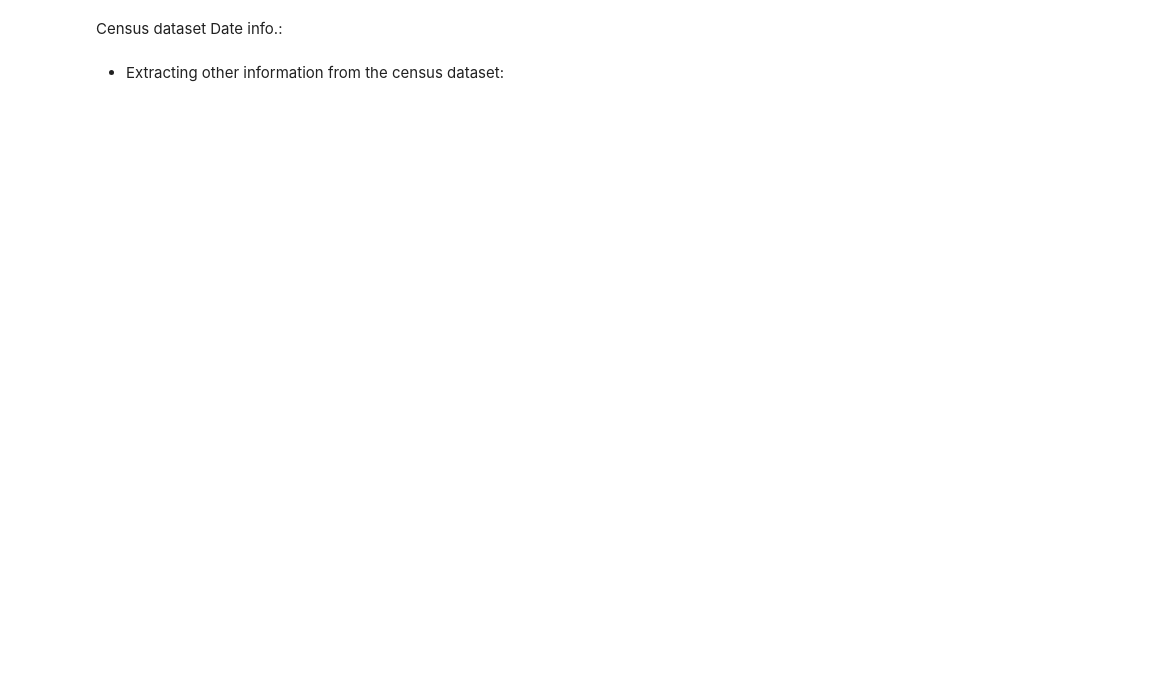
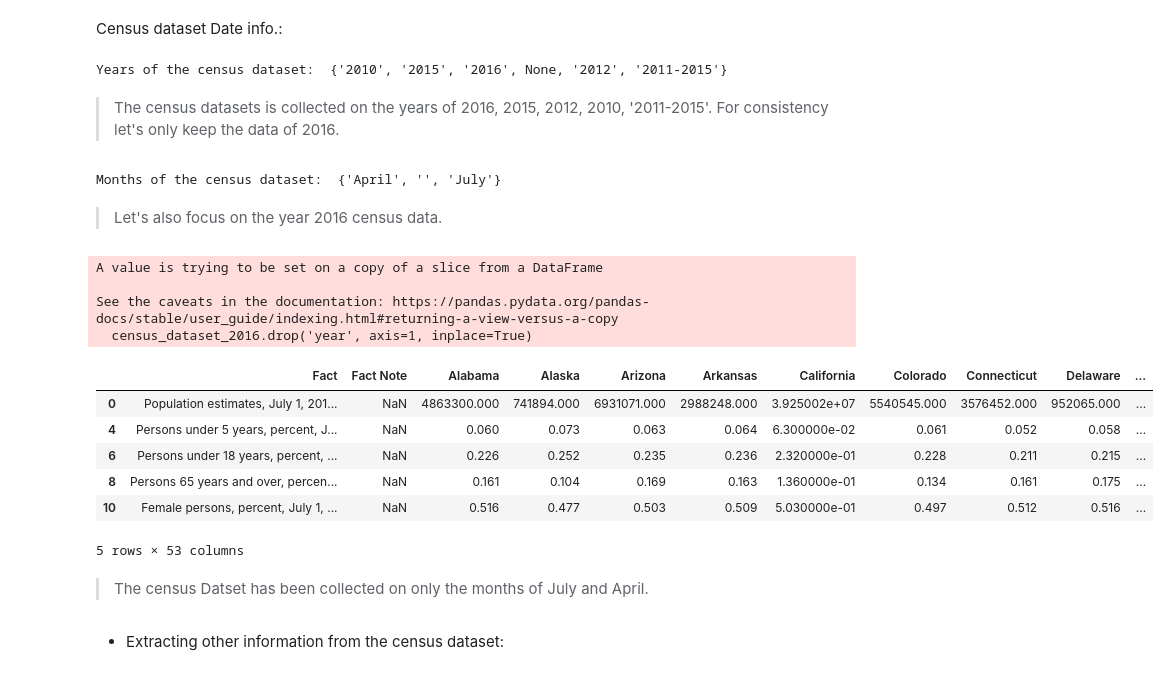
Before and after one commit to sondosaabed/NICS-firearm-background-checks-investigation, a Jupyter notebook: Investigatimg_Ncis_and_Census_data.ipynb, the cells around one changed output. Saved outputs shown, nothing was run; the diff lists cells and outputs as text; code cells hidden in the pictures; blank space fills up the shorter version.

```diff
--- a/Investigatimg_Ncis_and_Census_data.ipynb
+++ b/Investigatimg_Ncis_and_Census_data.ipynb
@@ -808,11 +824,56 @@ def extract_date_info(fact):
 # %%
 census_dataset_handle_date = census_dataset
 census_dataset_handle_date['year'], census_dataset_handle_date['month'] = zip(*census_dataset_handle_date['Fact'].apply(extract_date_info))
+# %%
+def process_year(year_list):
+    """
+    A function that handles the years column
+    Args:
+        year_list(list): the value of the row
+    Returns:
+        one values instead of a list
+    """
+    if len(year_list) == 1:
+        return str(year_list[0])
+    elif len(year_list) == 2:
+        return '2011-2015'
 # %%
-# census_years = set(census_dataset_handle_date['year'].sort_values())
-# print("Years of the census dataset: ", census_years)
-# census_months = set(census_dataset_handle_date['month'].sort_values())
-# print("Months of the census dataset: ", guns_months)
+census_dataset_handle_date['year'] = census_dataset_handle_date['year'].apply(process_year)
+census_years = set(census_dataset_handle_date['year'].sort_values())
+print("Years of the census dataset: ", census_years)
+# %% [output]
+Years of the census dataset:  {'2010', '2015', '2016', None, '2012', '2011-2015'}
+# %% [markdown]
+>The census datasets is collected on the years of 2016, 2015, 2012, 2010,  '2011-2015'. For consistency let's only keep the data of 2016.
+# %%
+## Taking the first values of the months list
+census_dataset_handle_date['month'] = census_dataset_handle_date['month'].apply(lambda x: x[0] if len(x) > 0 else '')
+# %%
+## Checking which months are on the datasets
+census_months = set(census_dataset_handle_date['month'].values)
+print("Months of the census dataset: ", census_months)
+# %% [output]
+Months of the census dataset:  {'April', '', 'July'}
+# %% [markdown]
+> Let's also focus on the year 2016 census data.
+# %%
+census_dataset_2016 = census_dataset_handle_date.loc[census_dataset_handle_date['year'] == '2016']
+census_dataset_2016.drop('year', axis=1, inplace=True)
+census_dataset_2016.head()
+# %% [output]
+A value is trying to be set on a copy of a slice from a DataFrame
+
+See the caveats in the documentation: https://pandas.pydata.org/pandas-docs/stable/user_guide/indexing.html#returning-a-view-versus-a-copy
+  census_dataset_2016.drop('year', axis=1, inplace=True)
+|  | Fact | Fact Note | Alabama | Alaska | Arizona | Arkansas | California | Colorado | Connecticut | Delaware | ... |
+| 0 | Population estimates, July 1, 201... | NaN | 4863300.000 | 741894.000 | 6931071.000 | 2988248.000 | 3.925002e+07 | 5540545.000 | 3576452.000 | 952065.000 | ... |
+| 4 | Persons under 5 years, percent, J... | NaN | 0.060 | 0.073 | 0.063 | 0.064 | 6.300000e-02 | 0.061 | 0.052 | 0.058 | ... |
+| 6 | Persons under 18 years, percent, ... | NaN | 0.226 | 0.252 | 0.235 | 0.236 | 2.320000e-01 | 0.228 | 0.211 | 0.215 | ... |
+| 8 | Persons 65 years and over, percen... | NaN | 0.161 | 0.104 | 0.169 | 0.163 | 1.360000e-01 | 0.134 | 0.161 | 0.175 | ... |
+| 10 | Female persons, percent, July 1, ... | NaN | 0.516 | 0.477 | 0.503 | 0.509 | 5.030000e-01 | 0.497 | 0.512 | 0.516 | ... |
+5 rows × 53 columns
+# %% [markdown]
+> The census Datset has been collected on only the months of July and April.
 # %% [markdown]
 - Extracting other information from the census dataset:
 # %%
```
Also changed, not shown: parts of 32 cells of this notebook.
